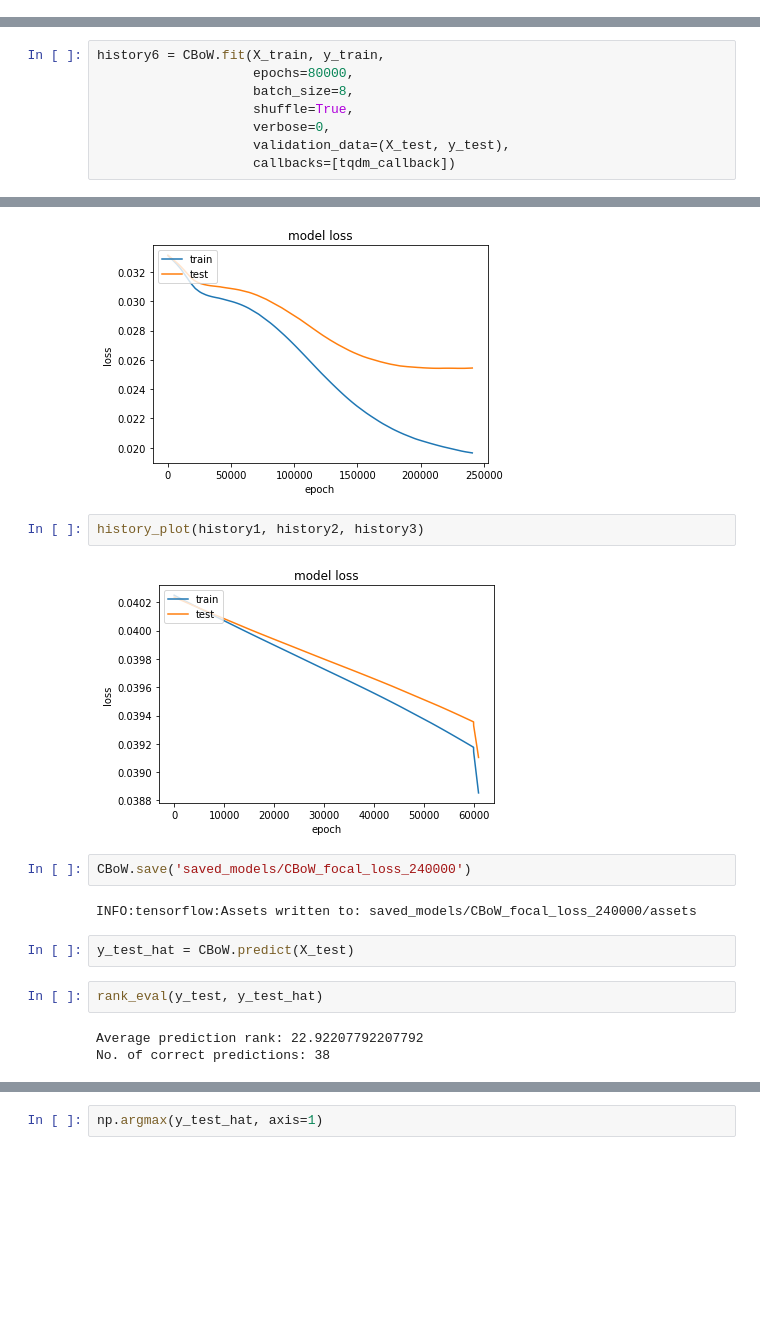
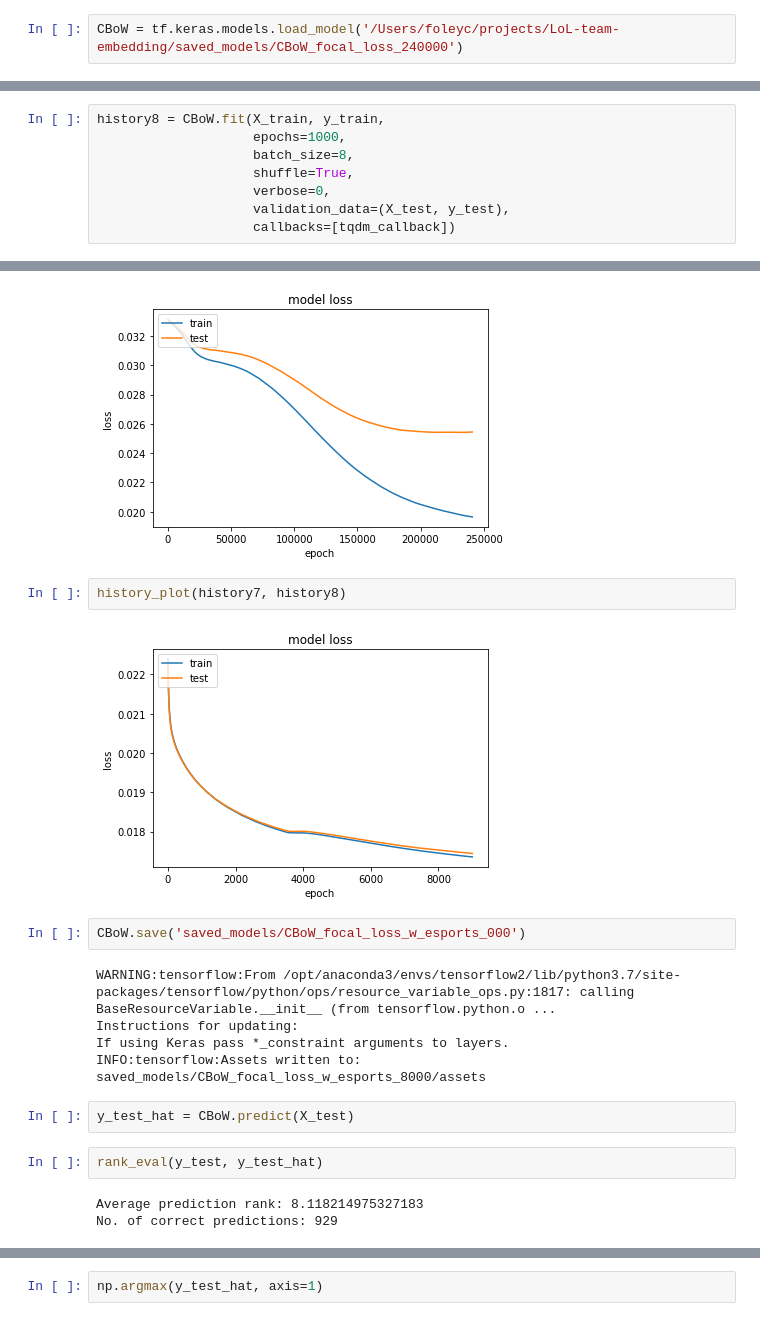
Before and after one commit to CalumF/LoL-team-embedding, a Jupyter notebook: CBoW model - esports.ipynb, the cells around one changed output, grey strips where cells are left out. Drawn from its saved outputs; the diff is of its cells as text; blank space fills up the shorter version.

Commit message:
esports data with clash model

```diff
--- a/CBoW model - esports.ipynb
+++ b/CBoW model - esports.ipynb
@@ -111,3 +132,5 @@ tqdm_callback = TQDMProgressBar(show_epoch_progress=False)
+# %%
+CBoW = tf.keras.models.load_model('/Users/foleyc/projects/LoL-team-embedding/saved_models/CBoW_focal_loss_240000')
 # %%
 CBoW.evaluate(X_test, y_test)
 # %% [output]
@@ -116,6 +139,6 @@ CBoW.evaluate(X_test, y_test)
 # %%
-history6 = CBoW.fit(X_train, y_train,
-                    epochs=80000,
+history8 = CBoW.fit(X_train, y_train,
+                    epochs=1000,
                     batch_size=8,
                     shuffle=True,
                     verbose=0,
@@ -130,18 +153,21 @@ CBoW.evaluate(X_test, y_test)
 history_plot(history1, history2, history3, history4, history5, history6)
 # %% [output]
 [figure]
-# %%
-history_plot(history1, history2, history3)
-# %% [output]
-[figure, removed]
+# %%
+history_plot(history7, history8)
+# %% [output]
+[figure, added]
 # %%
-CBoW.save('saved_models/CBoW_focal_loss_240000')
+CBoW.save('saved_models/CBoW_focal_loss_w_esports_000')
 # %% [output]
-INFO:tensorflow:Assets written to: saved_models/CBoW_focal_loss_240000/assets
+WARNING:tensorflow:From /opt/anaconda3/envs/tensorflow2/lib/python3.7/site-packages/tensorflow/python/ops/resource_variable_ops.py:1817: calling BaseResourceVariable.__init__ (from tensorflow.python.o ...
+Instructions for updating:
+If using Keras pass *_constraint arguments to layers.
+INFO:tensorflow:Assets written to: saved_models/CBoW_focal_loss_w_esports_8000/assets
 # %%
 y_test_hat = CBoW.predict(X_test)
 # %%
 rank_eval(y_test, y_test_hat)
 # %% [output]
-Average prediction rank: 22.92207792207792
-No. of correct predictions: 38
+Average prediction rank: 8.118214975327183
+No. of correct predictions: 929
```
Also changed, not shown: parts of 11 cells of this notebook, 8 other files.
